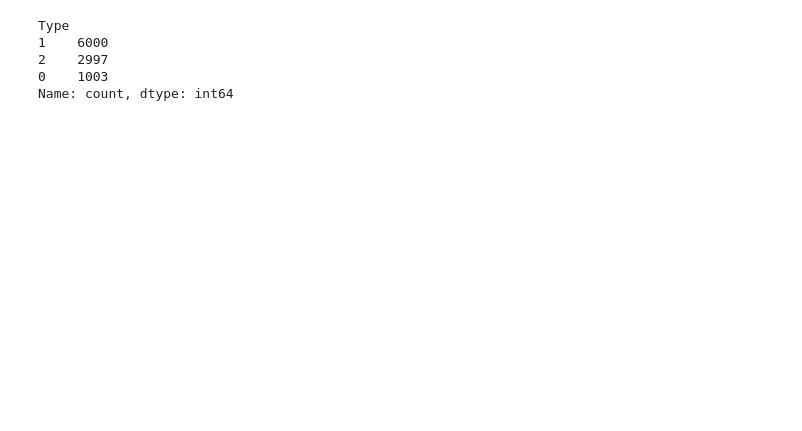
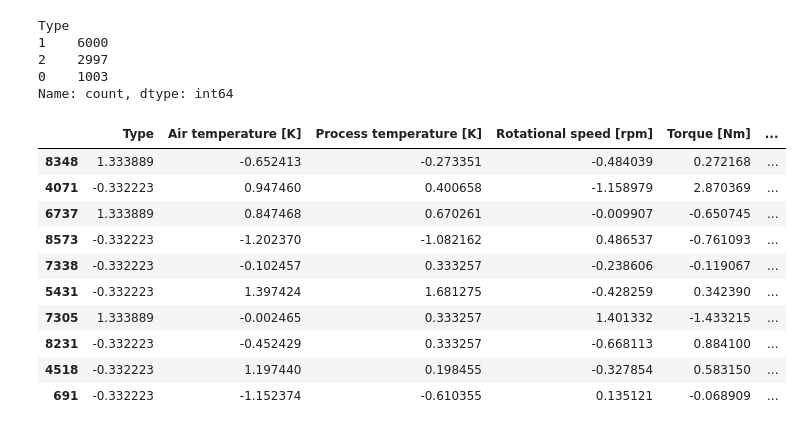
Before and after one commit to mzmm48/Predictive-Maintenance-Systems, a Jupyter notebook: src/Data verarbeitung.ipynb, the cells around one changed output. Drawn from its saved outputs; the diff is of its cells as text; code cells hidden in the pictures; blank space fills up the shorter version.

```diff
--- a/src/Data verarbeitung.ipynb
+++ b/src/Data verarbeitung.ipynb
@@ -131,5 +139,24 @@ Type
 2    2997
 0    1003
 Name: count, dtype: int64
+# %%
+# Scalen der nummerischen Features
+from sklearn.preprocessing import StandardScaler
+scale=StandardScaler()
+data=pd.DataFrame(scale.fit_transform(df),columns=df.columns,index=df.index)
+
+data.sample(10)
+# %% [output]
+|  | Type | Air temperature [K] | Process temperature [K] | Rotational speed [rpm] | Torque [Nm] | ... |
+| 8348 | 1.333889 | -0.652413 | -0.273351 | -0.484039 | 0.272168 | ... |
+| 4071 | -0.332223 | 0.947460 | 0.400658 | -1.158979 | 2.870369 | ... |
+| 6737 | 1.333889 | 0.847468 | 0.670261 | -0.009907 | -0.650745 | ... |
+| 8573 | -0.332223 | -1.202370 | -1.082162 | 0.486537 | -0.761093 | ... |
+| 7338 | -0.332223 | -0.102457 | 0.333257 | -0.238606 | -0.119067 | ... |
+| 5431 | -0.332223 | 1.397424 | 1.681275 | -0.428259 | 0.342390 | ... |
+| 7305 | 1.333889 | -0.002465 | 0.333257 | 1.401332 | -1.433215 | ... |
+| 8231 | -0.332223 | -0.452429 | 0.333257 | -0.668113 | 0.884100 | ... |
+| 4518 | -0.332223 | 1.197440 | 0.198455 | -0.327854 | 0.583150 | ... |
+| 691 | -0.332223 | -1.152374 | -0.610355 | 0.135121 | -0.068909 | ... |
 # %%
 # Trennung von Test und Trainingsdaten
```
Also changed, not shown: parts of 10 cells of this notebook, 2 other files.
